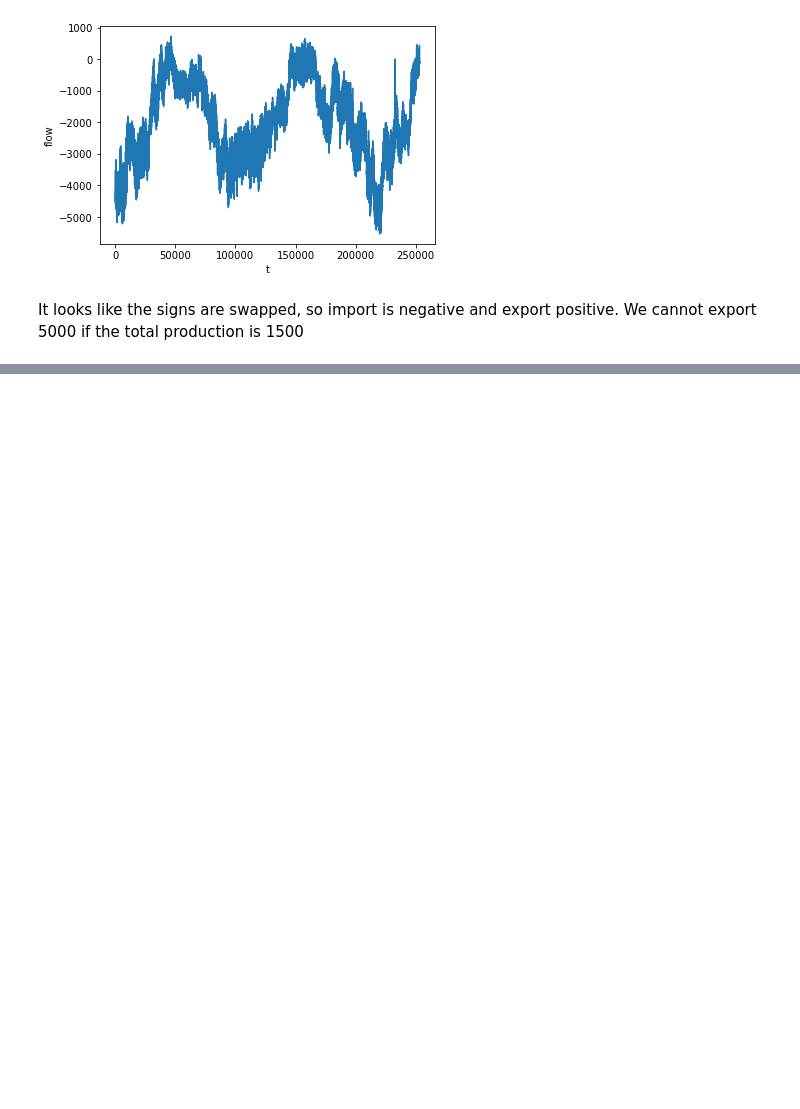
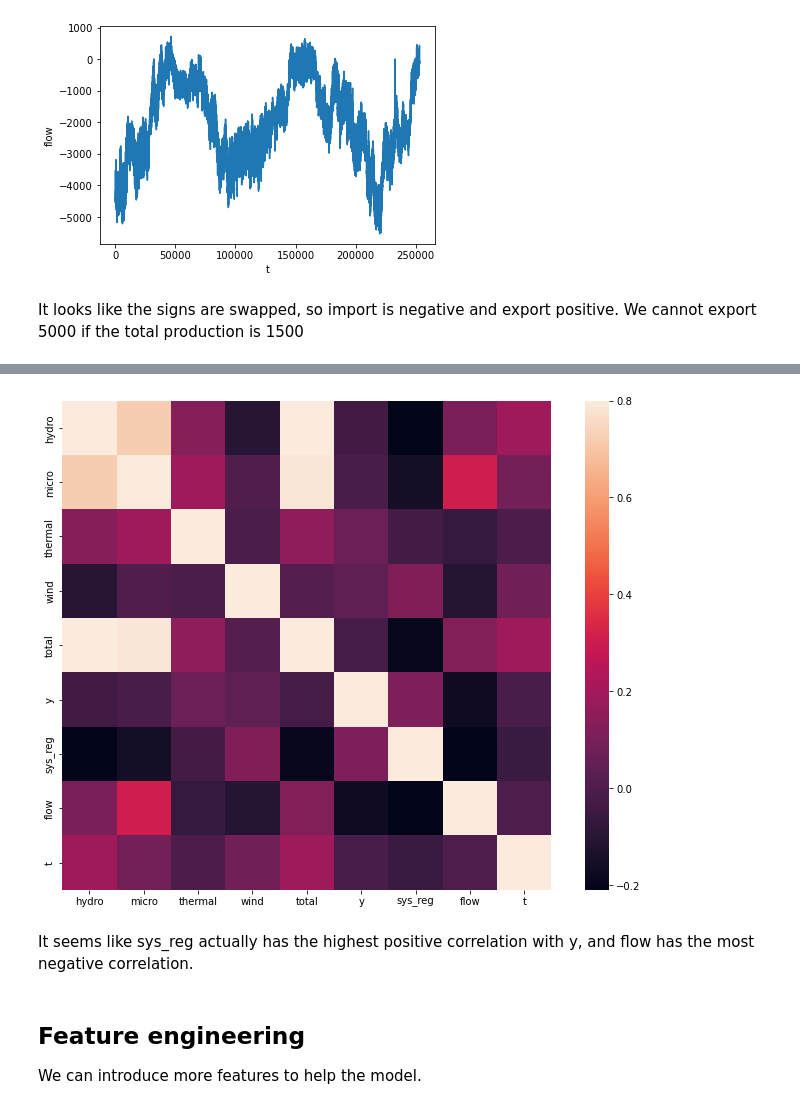
Before and after one commit to TechedLemur/IT3030, a Jupyter notebook: project3/eda.ipynb, the cells around one changed output, grey strips where cells are left out. Drawn from its saved outputs; the diff is of its cells as text; code cells hidden in the pictures; blank space fills up the shorter version.

Commit message:
Add  correlation matrix

```diff
--- a/project3/eda.ipynb
+++ b/project3/eda.ipynb
@@ -249,0 +254,13 @@ It looks like the signs are swapped, so import is negative and export positive.
+# %%
+corrmat = df.corr()
+f, ax = plt.subplots(figsize=(12, 9))
+sns.heatmap(corrmat, vmax=0.8, square=True)
+plt.show()
+# %% [output]
+[figure, added]
+# %% [markdown]
+It seems like sys_reg actually has the highest positive correlation with y, and flow has the most negative correlation.
+# %% [markdown]
+## Feature engineering
+
+We can introduce more features to help the model.
```
Also changed, not shown: parts of 1 cell of this notebook.
